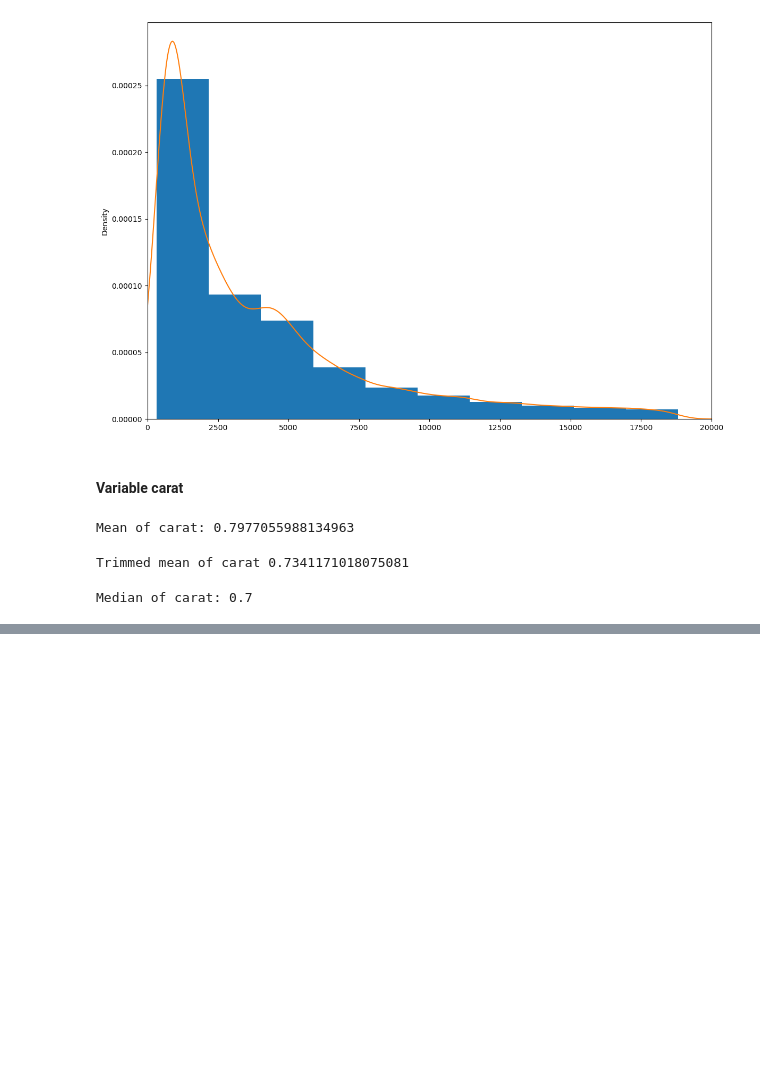
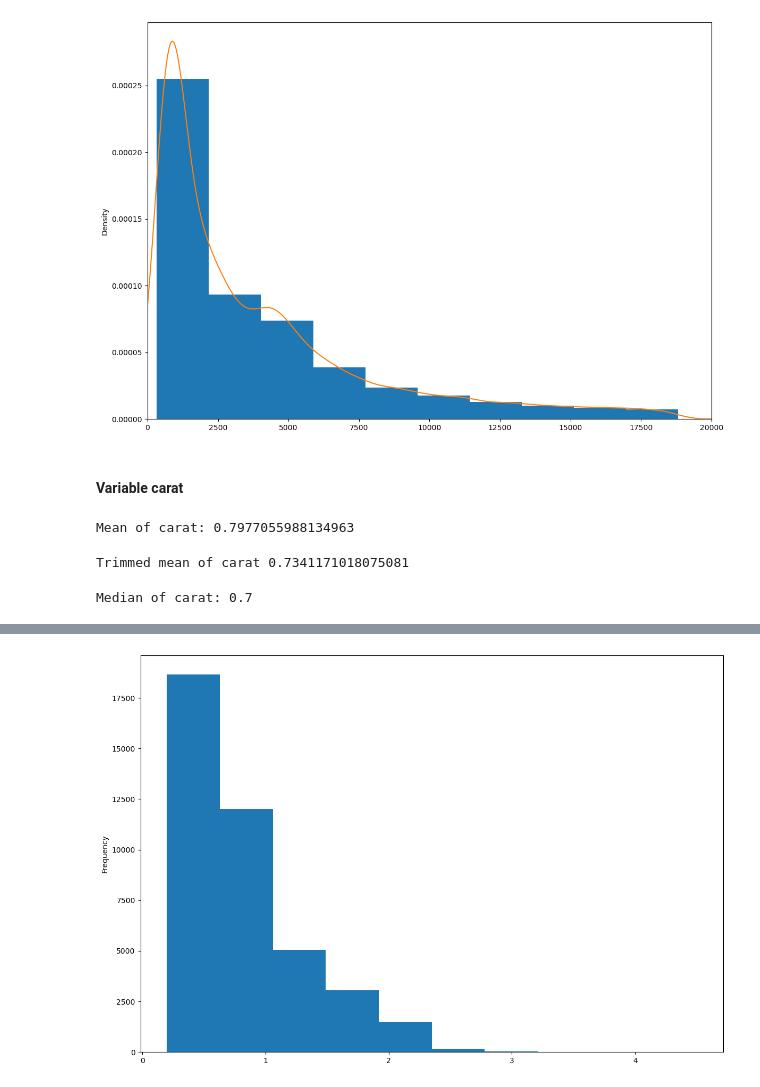
Before and after one commit to blancadelavega/EDA_Diamonds, a Jupyter notebook: main.ipynb, the cells around one changed output, grey strips where cells are left out. Saved outputs shown, nothing was run; the diff lists cells and outputs as text; code cells hidden in the pictures; blank space fills up the shorter version.

```diff
--- a/main.ipynb
+++ b/main.ipynb
@@ -223,0 +293,7 @@ Median of carat: 0.7
+# %%
+# Histogram
+data_carat = data['carat']
+ax = data_carat.plot.hist(figsize=(12, 8))
+plt.tight_layout()
+# %% [output]
+[figure, added]
```
Also changed, not shown: parts of 34 cells of this notebook.
